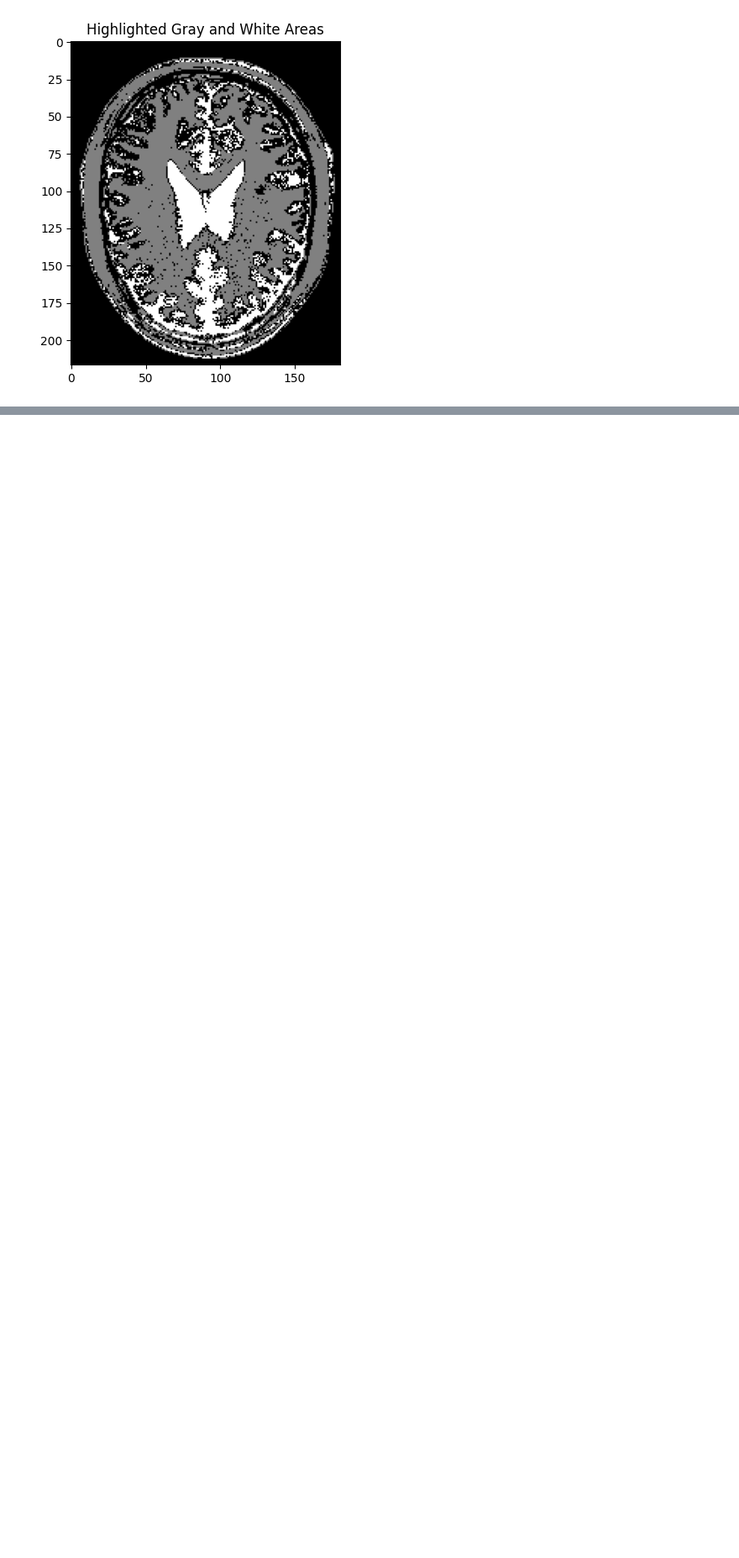
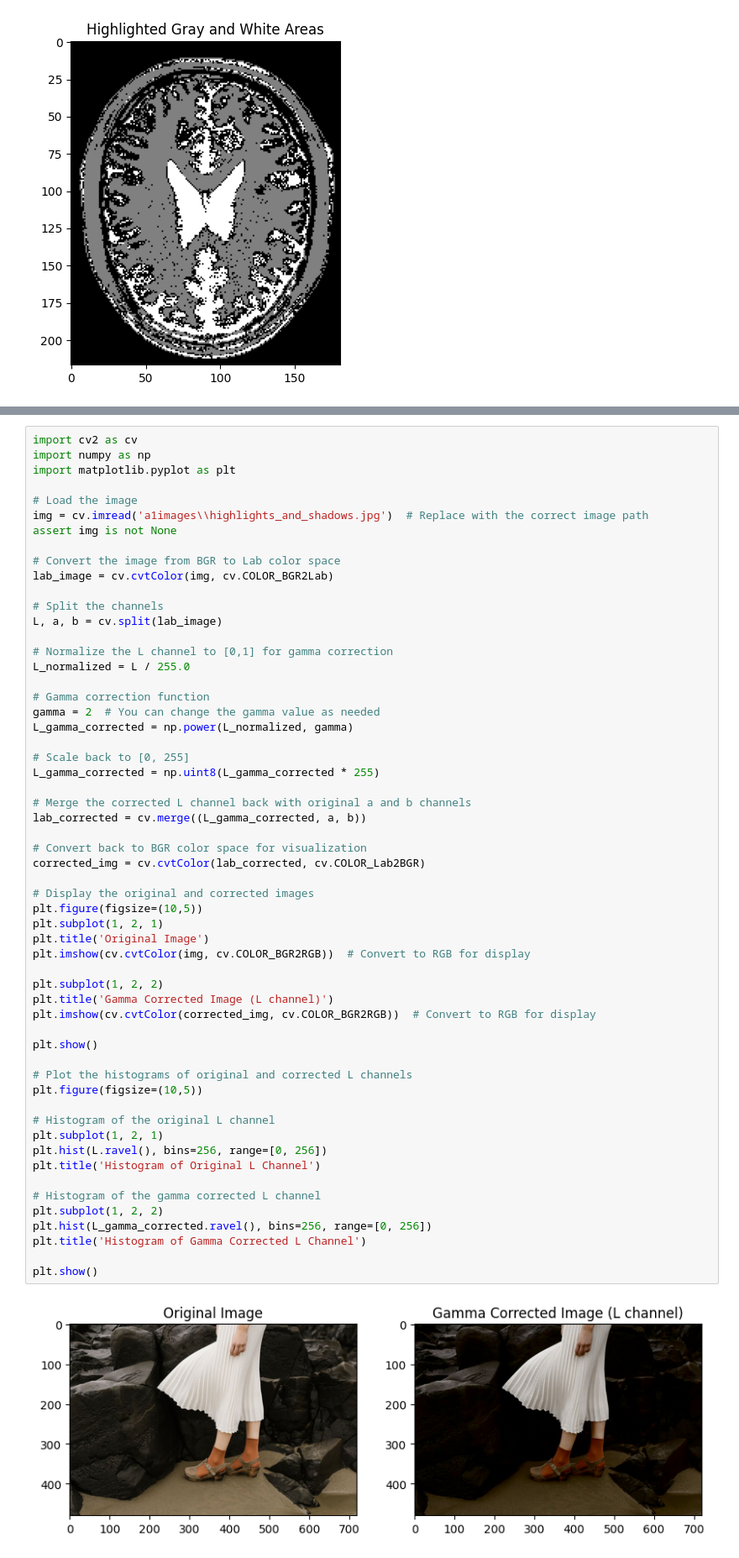
Before and after one commit to RPX2001/Assignment1_EN3160, a Jupyter notebook: 210451U_Assignment1.ipynb, the cells around one changed output, grey strips where cells are left out. Shown at 84% size. Drawn from its saved outputs; the diff is of its cells as text; blank space fills up the shorter version.

```diff
--- a/210451U_Assignment1.ipynb
+++ b/210451U_Assignment1.ipynb
@@ -116,0 +119,59 @@ plt.show()
+# %%
+import cv2 as cv
+import numpy as np
+import matplotlib.pyplot as plt
+
+# Load the image
+img = cv.imread('a1images\\highlights_and_shadows.jpg')  # Replace with the correct image path
+assert img is not None
+
+# Convert the image from BGR to Lab color space
+lab_image = cv.cvtColor(img, cv.COLOR_BGR2Lab)
+
+# Split the channels
+L, a, b = cv.split(lab_image)
+
+# Normalize the L channel to [0,1] for gamma correction
+L_normalized = L / 255.0
+
+# Gamma correction function
+gamma = 2  # You can change the gamma value as needed
+L_gamma_corrected = np.power(L_normalized, gamma)
+
+# Scale back to [0, 255]
+L_gamma_corrected = np.uint8(L_gamma_corrected * 255)
+
+# Merge the corrected L channel back with original a and b channels
+lab_corrected = cv.merge((L_gamma_corrected, a, b))
+
+# Convert back to BGR color space for visualization
+corrected_img = cv.cvtColor(lab_corrected, cv.COLOR_Lab2BGR)
+
+# Display the original and corrected images
+plt.figure(figsize=(10,5))
+plt.subplot(1, 2, 1)
+plt.title('Original Image')
+plt.imshow(cv.cvtColor(img, cv.COLOR_BGR2RGB))  # Convert to RGB for display
+
+plt.subplot(1, 2, 2)
+plt.title('Gamma Corrected Image (L channel)')
+plt.imshow(cv.cvtColor(corrected_img, cv.COLOR_BGR2RGB))  # Convert to RGB for display
+
+plt.show()
+
+# Plot the histograms of original and corrected L channels
+plt.figure(figsize=(10,5))
+
+# Histogram of the original L channel
+plt.subplot(1, 2, 1)
+plt.hist(L.ravel(), bins=256, range=[0, 256])
+plt.title('Histogram of Original L Channel')
+
+# Histogram of the gamma corrected L channel
+plt.subplot(1, 2, 2)
+plt.hist(L_gamma_corrected.ravel(), bins=256, range=[0, 256])
+plt.title('Histogram of Gamma Corrected L Channel')
+
+plt.show()
+# %% [output]
+[figure, added]
```
Also changed, not shown: parts of 7 cells of this notebook.
